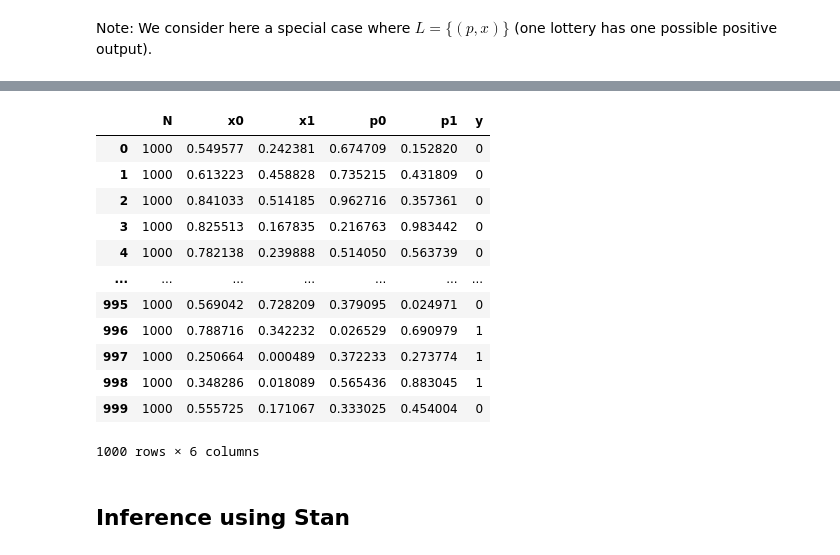
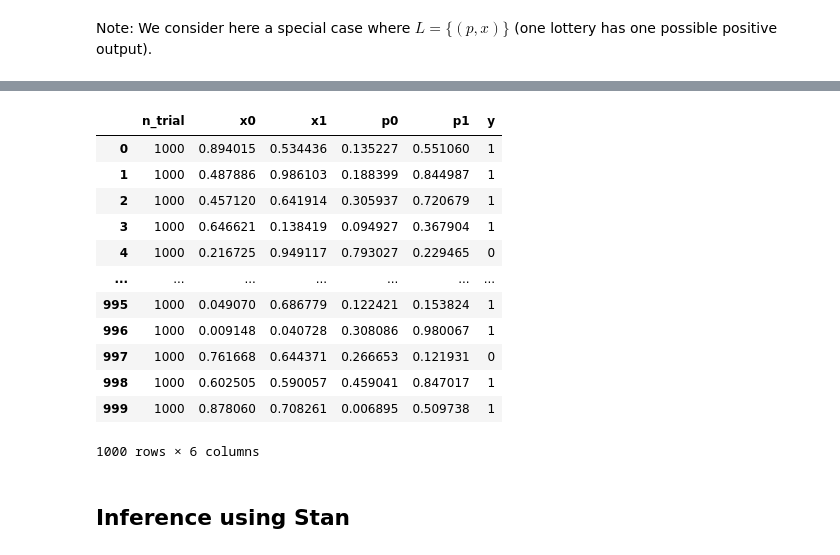
Before and after one commit to AurelienNioche/BayesianCogSci, a Jupyter notebook: likelihood_based/cumulative_prospect_theory.ipynb, the cells around one changed output, grey strips where cells are left out. Cells and saved outputs as stored; diff of their text form; code cells hidden in the pictures.

```diff
--- a/likelihood_based/cumulative_prospect_theory.ipynb
+++ b/likelihood_based/cumulative_prospect_theory.ipynb
@@ -163,39 +95,41 @@ d
 # %%
 # True parameters
 alpha_true = 0.3
 tau_true = 0.1
+gamma_true = 0.8
 
 # Number of trials
 n_trial = 1000
 
-# Number of lottery per trial
-n_lot = 2
+# Number of lottery/option per trial
+n_option = 2
 
-p = np.random.random(size=(n_lot, n_trial))
-x = np.random.random(size=(n_lot, n_trial))
+p = np.random.random(size=(n_option, n_trial))
+x = np.random.random(size=(n_option, n_trial))
 
+pi = np.exp(-(-np.log(p)) ** gamma_true)
 u = x**(1-alpha_true)
-eu = p * u
+eu = pi * u
 
 p_choice = np.exp(eu/tau_true)
 p_choice /= p_choice.sum(axis=0)
 
 y = np.zeros(n_trial, dtype=int)
 y[:] = p_choice[1] > np.random.random(size=n_trial)
 
-data = {'N': n_trial, 'x0': x[0], 'x1': x[1], 'p0': p[0], 'p1': p[1], 'y': y}
-pd.DataFrame(data)
+data_df = pd.DataFrame({'n_trial': n_trial, 'x0': x[0], 'x1': x[1], 'p0': p[0], 'p1': p[1], 'y': y})
+data_df
 # %% [output]
-|  | N | x0 | x1 | p0 | p1 | y |
-| 0 | 1000 | 0.549577 | 0.242381 | 0.674709 | 0.152820 | 0 |
-| 1 | 1000 | 0.613223 | 0.458828 | 0.735215 | 0.431809 | 0 |
-| 2 | 1000 | 0.841033 | 0.514185 | 0.962716 | 0.357361 | 0 |
-| 3 | 1000 | 0.825513 | 0.167835 | 0.216763 | 0.983442 | 0 |
-| 4 | 1000 | 0.782138 | 0.239888 | 0.514050 | 0.563739 | 0 |
+|  | n_trial | x0 | x1 | p0 | p1 | y |
+| 0 | 1000 | 0.894015 | 0.534436 | 0.135227 | 0.551060 | 1 |
+| 1 | 1000 | 0.487886 | 0.986103 | 0.188399 | 0.844987 | 1 |
+| 2 | 1000 | 0.457120 | 0.641914 | 0.305937 | 0.720679 | 1 |
+| 3 | 1000 | 0.646621 | 0.138419 | 0.094927 | 0.367904 | 1 |
+| 4 | 1000 | 0.216725 | 0.949117 | 0.793027 | 0.229465 | 0 |
 | ... | ... | ... | ... | ... | ... | ... |
-| 995 | 1000 | 0.569042 | 0.728209 | 0.379095 | 0.024971 | 0 |
-| 996 | 1000 | 0.788716 | 0.342232 | 0.026529 | 0.690979 | 1 |
-| 997 | 1000 | 0.250664 | 0.000489 | 0.372233 | 0.273774 | 1 |
-| 998 | 1000 | 0.348286 | 0.018089 | 0.565436 | 0.883045 | 1 |
-| 999 | 1000 | 0.555725 | 0.171067 | 0.333025 | 0.454004 | 0 |
+| 995 | 1000 | 0.049070 | 0.686779 | 0.122421 | 0.153824 | 1 |
+| 996 | 1000 | 0.009148 | 0.040728 | 0.308086 | 0.980067 | 1 |
+| 997 | 1000 | 0.761668 | 0.644371 | 0.266653 | 0.121931 | 0 |
+| 998 | 1000 | 0.602505 | 0.590057 | 0.459041 | 0.847017 | 1 |
+| 999 | 1000 | 0.878060 | 0.708261 | 0.006895 | 0.509738 | 1 |
 1000 rows × 6 columns
```
Also changed, not shown: parts of 23 cells of this notebook.
